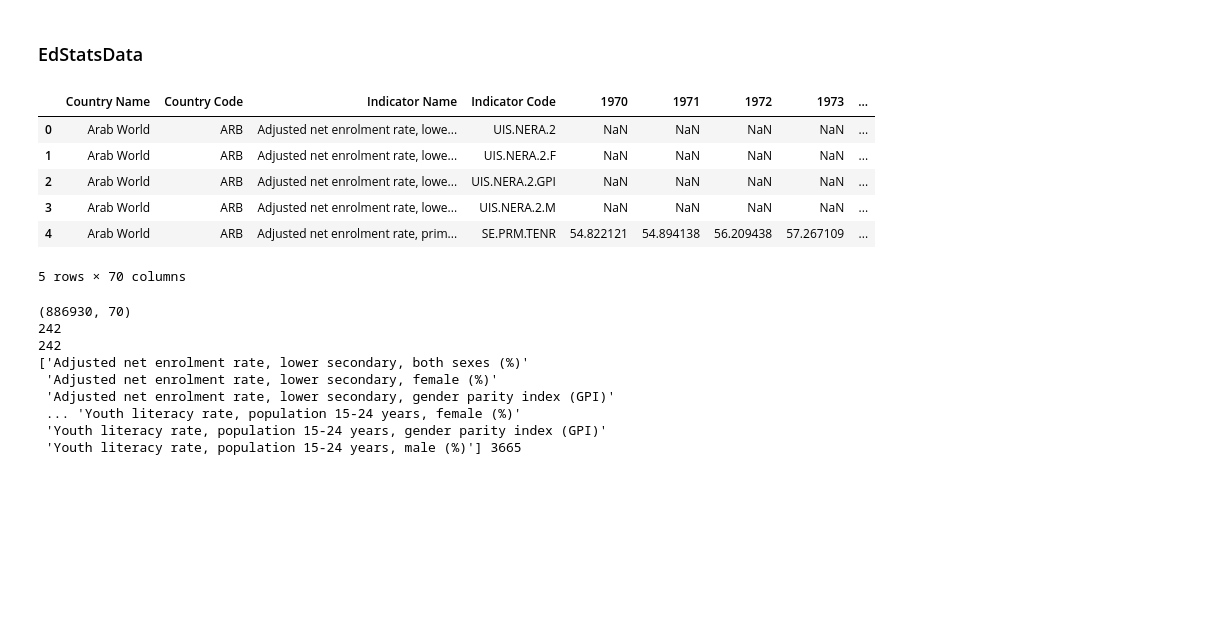
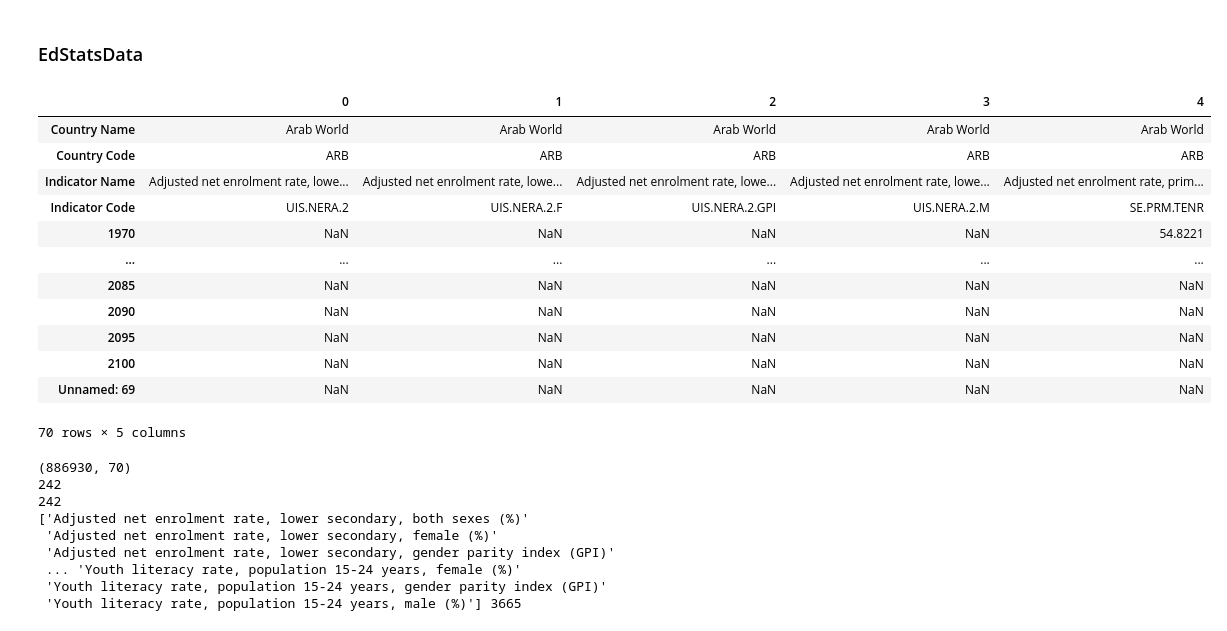
Before and after one commit to LeoFrom/Projet-2-OC, a Jupyter notebook: Projet1code.ipynb, the cells around one changed output. Saved outputs shown, nothing was run; the diff lists cells and outputs as text; code cells hidden in the pictures; blank space fills up the shorter version.

```diff
--- a/Projet1code.ipynb
+++ b/Projet1code.ipynb
@@ -115,15 +137,21 @@ Il n'y a pas de données exploitable concernant la possibilité d'exportation. C
 ### EdStatsData
 # %%
 data = pd.read_csv(path + 'EdStatsData.csv')
-data.head(5)
+data.head(5).T
 # %% [output]
-|  | Country Name | Country Code | Indicator Name | Indicator Code | 1970 | 1971 | 1972 | 1973 | ... |
-| 0 | Arab World | ARB | Adjusted net enrolment rate, lowe... | UIS.NERA.2 | NaN | NaN | NaN | NaN | ... |
-| 1 | Arab World | ARB | Adjusted net enrolment rate, lowe... | UIS.NERA.2.F | NaN | NaN | NaN | NaN | ... |
-| 2 | Arab World | ARB | Adjusted net enrolment rate, lowe... | UIS.NERA.2.GPI | NaN | NaN | NaN | NaN | ... |
-| 3 | Arab World | ARB | Adjusted net enrolment rate, lowe... | UIS.NERA.2.M | NaN | NaN | NaN | NaN | ... |
-| 4 | Arab World | ARB | Adjusted net enrolment rate, prim... | SE.PRM.TENR | 54.822121 | 54.894138 | 56.209438 | 57.267109 | ... |
+|  | 0 | 1 | 2 | 3 | 4 |
+| Country Name | Arab World | Arab World | Arab World | Arab World | Arab World |
+| Country Code | ARB | ARB | ARB | ARB | ARB |
+| Indicator Name | Adjusted net enrolment rate, lowe... | Adjusted net enrolment rate, lowe... | Adjusted net enrolment rate, lowe... | Adjusted net enrolment rate, lowe... | Adjusted net enrolment rate, prim... |
+| Indicator Code | UIS.NERA.2 | UIS.NERA.2.F | UIS.NERA.2.GPI | UIS.NERA.2.M | SE.PRM.TENR |
+| 1970 | NaN | NaN | NaN | NaN | 54.8221 |
+| ... | ... | ... | ... | ... | ... |
+| 2085 | NaN | NaN | NaN | NaN | NaN |
+| 2090 | NaN | NaN | NaN | NaN | NaN |
+| 2095 | NaN | NaN | NaN | NaN | NaN |
+| 2100 | NaN | NaN | NaN | NaN | NaN |
+| Unnamed: 69 | NaN | NaN | NaN | NaN | NaN |
-5 rows × 70 columns
+70 rows × 5 columns
 # %%
 print(data.shape)
 names = data["Country Name"].unique()
```
Also changed, not shown: parts of 34 cells of this notebook.
